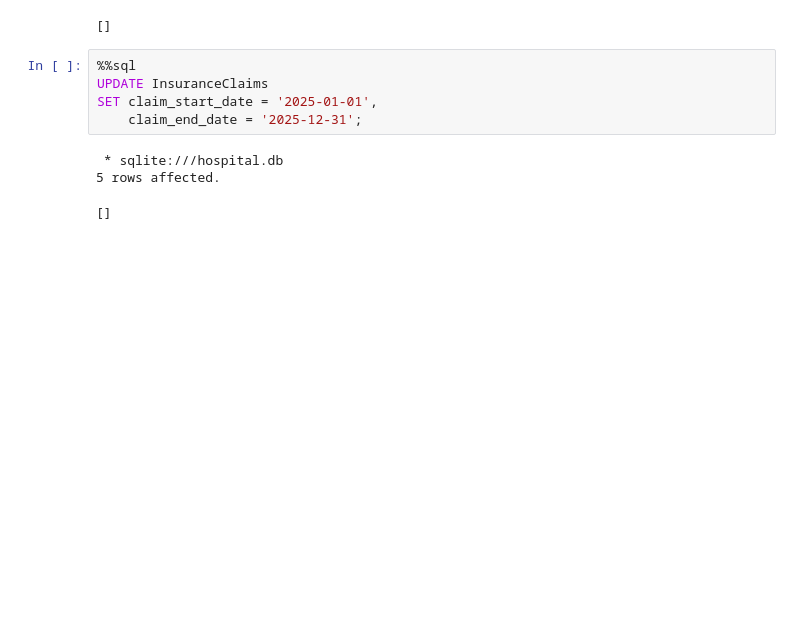
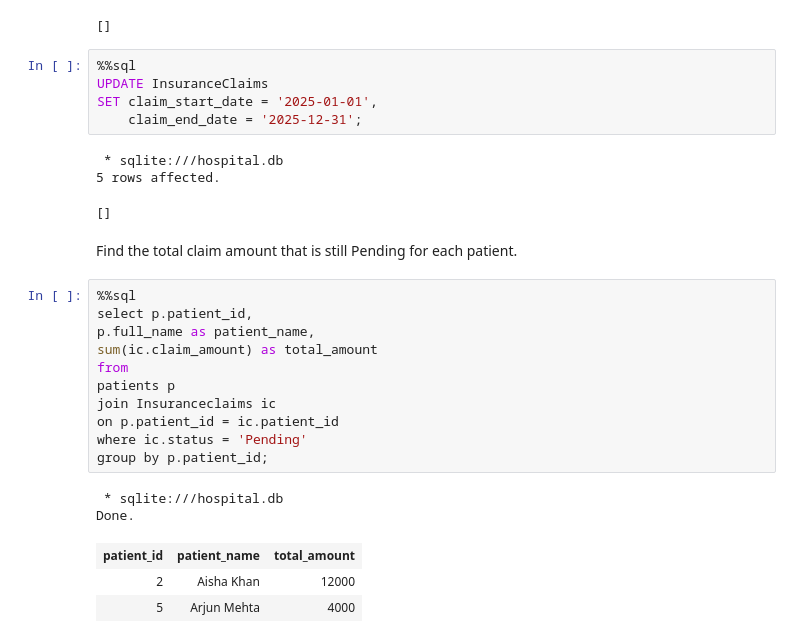
Before and after one commit to kebalkhadka/hospital-db, a Jupyter notebook: app.ipynb, the cells around one changed output. Saved outputs shown, nothing was run; the diff lists cells and outputs as text; blank space fills up the shorter version.

```diff
--- a/app.ipynb
+++ b/app.ipynb
@@ -547,3 +547,22 @@ SET claim_start_date = '2025-01-01',
  * sqlite:///hospital.db
 5 rows affected.
 []
+# %% [markdown]
+Find the total claim amount that is still Pending for each patient.
+# %%
+%%sql
+select p.patient_id,
+p.full_name as patient_name,
+sum(ic.claim_amount) as total_amount
+from
+patients p
+join Insuranceclaims ic
+on p.patient_id = ic.patient_id
+where ic.status = 'Pending'
+group by p.patient_id;
+# %% [output]
+ * sqlite:///hospital.db
+Done.
+| patient_id | patient_name | total_amount |
+| 2 | Aisha Khan | 12000 |
+| 5 | Arjun Mehta | 4000 |
```
Also changed, not shown: parts of 5 cells of this notebook.
